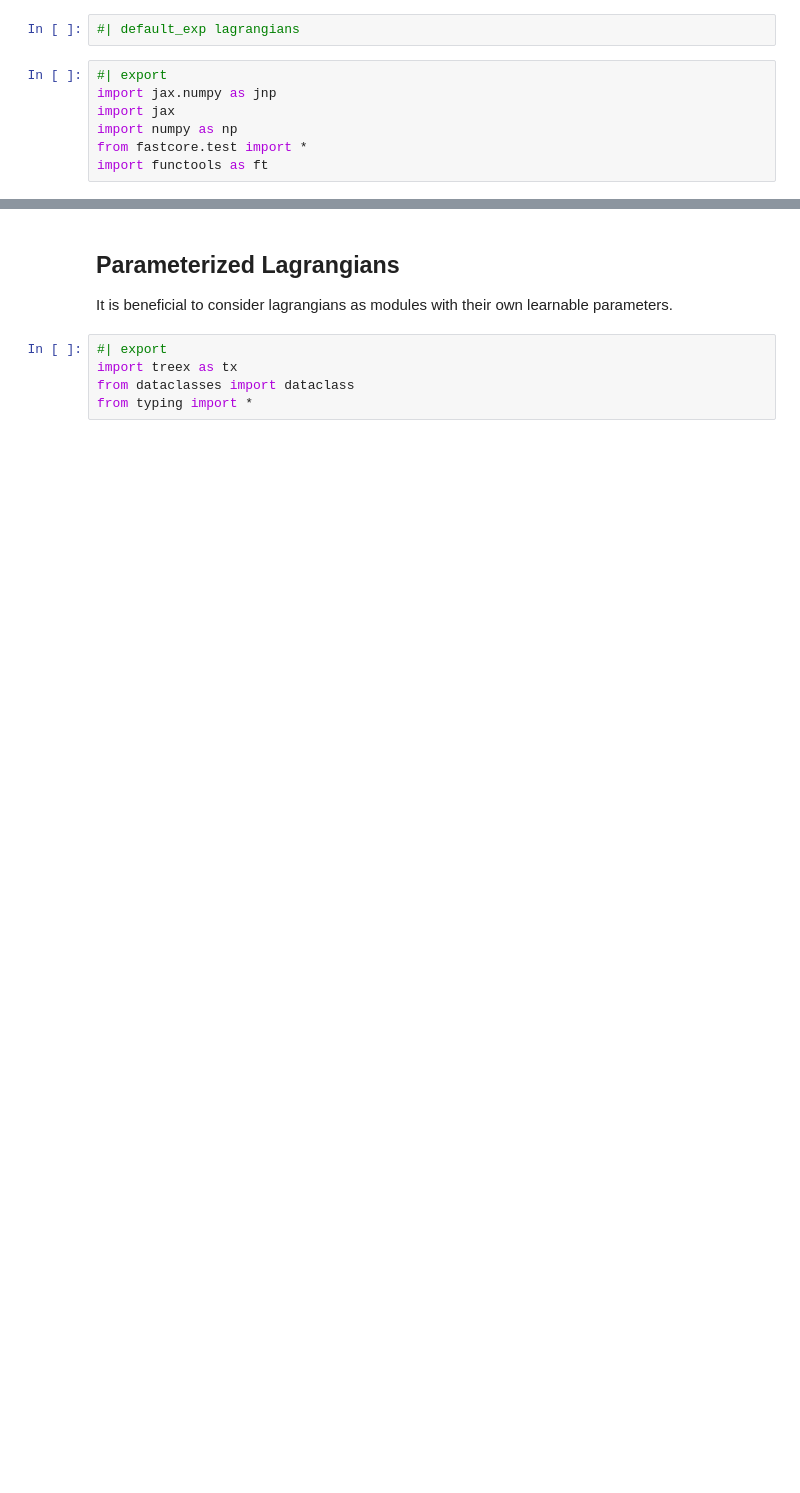
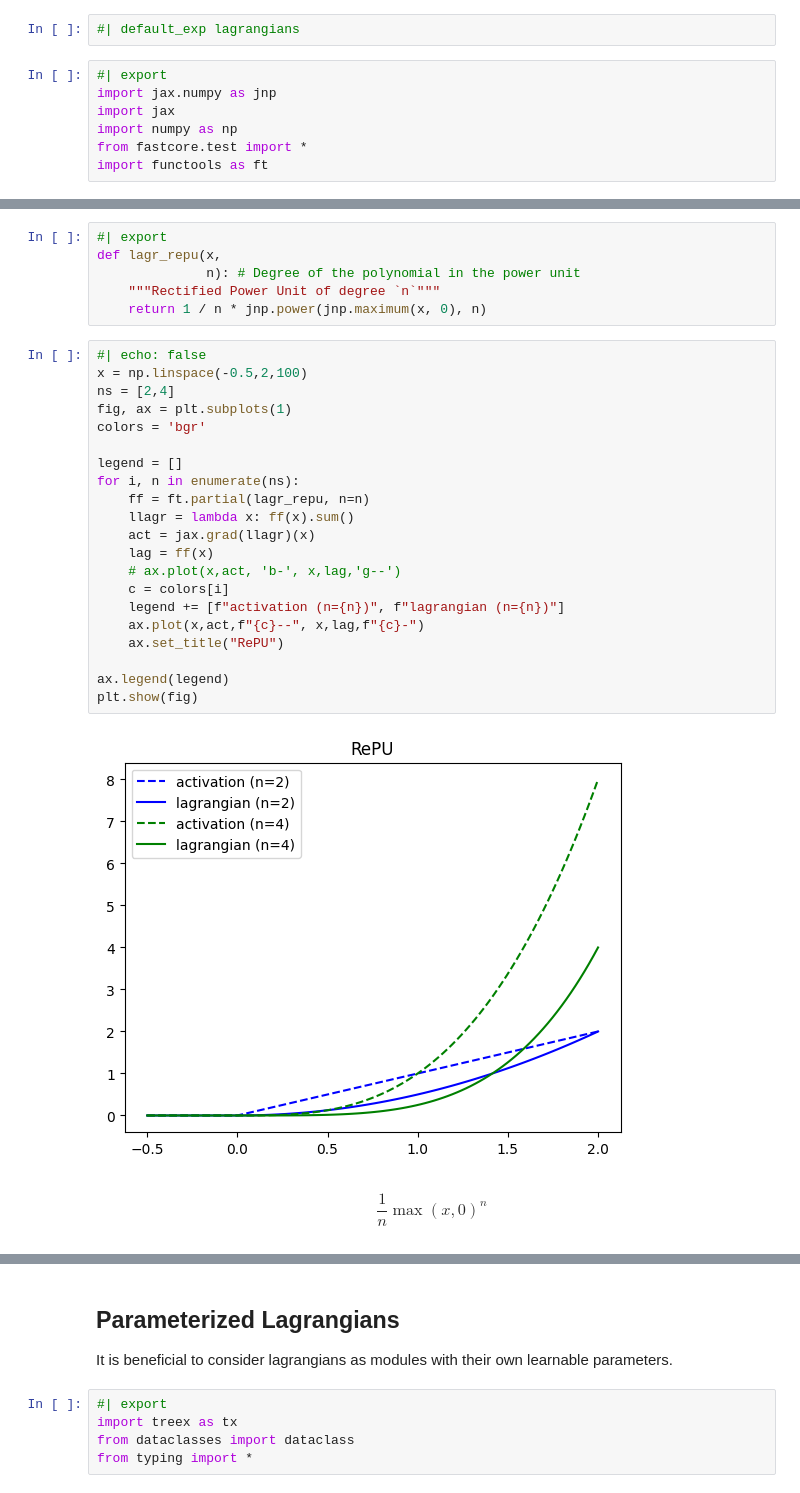
Before and after one commit to bhoov/hamux, a Jupyter notebook: nbs/00_lagrangians.ipynb, the cells around one changed output, grey strips where cells are left out. Saved outputs shown, nothing was run; the diff lists cells and outputs as text; blank space fills up the shorter version.

```diff
--- a/nbs/00_lagrangians.ipynb
+++ b/nbs/00_lagrangians.ipynb
@@ -28,0 +53,31 @@ We want to rely on JAX's autograd to automatically differentiate our lagrangians
+# %%
+#| export
+def lagr_repu(x,
+              n): # Degree of the polynomial in the power unit
+    """Rectified Power Unit of degree `n`"""
+    return 1 / n * jnp.power(jnp.maximum(x, 0), n)
+# %%
+#| echo: false
+x = np.linspace(-0.5,2,100)
+ns = [2,4]
+fig, ax = plt.subplots(1)
+colors = 'bgr'
+
+legend = []
+for i, n in enumerate(ns):
+    ff = ft.partial(lagr_repu, n=n)
+    llagr = lambda x: ff(x).sum()
+    act = jax.grad(llagr)(x)
+    lag = ff(x)
+    # ax.plot(x,act, 'b-', x,lag,'g--')
+    c = colors[i]
+    legend += [f"activation (n={n})", f"lagrangian (n={n})"]
+    ax.plot(x,act,f"{c}--", x,lag,f"{c}-")
+    ax.set_title("RePU")
+
+ax.legend(legend)
+plt.show(fig)
+# %% [output]
+[figure, added]
+# %% [markdown]
+$$\frac{1}{n} \max(x,0)^n$$
```
Also changed, not shown: parts of 33 cells of this notebook, 7 other files.
